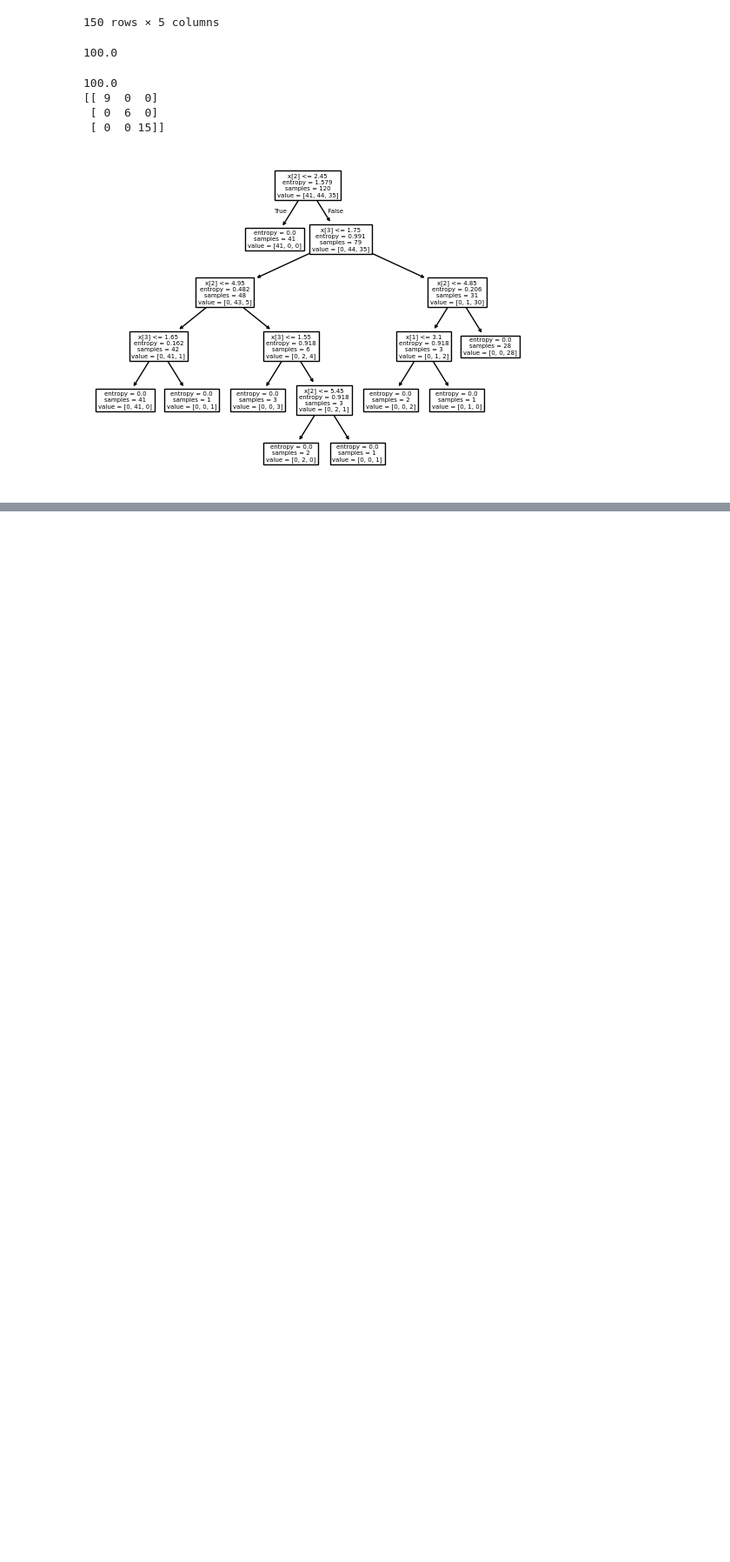
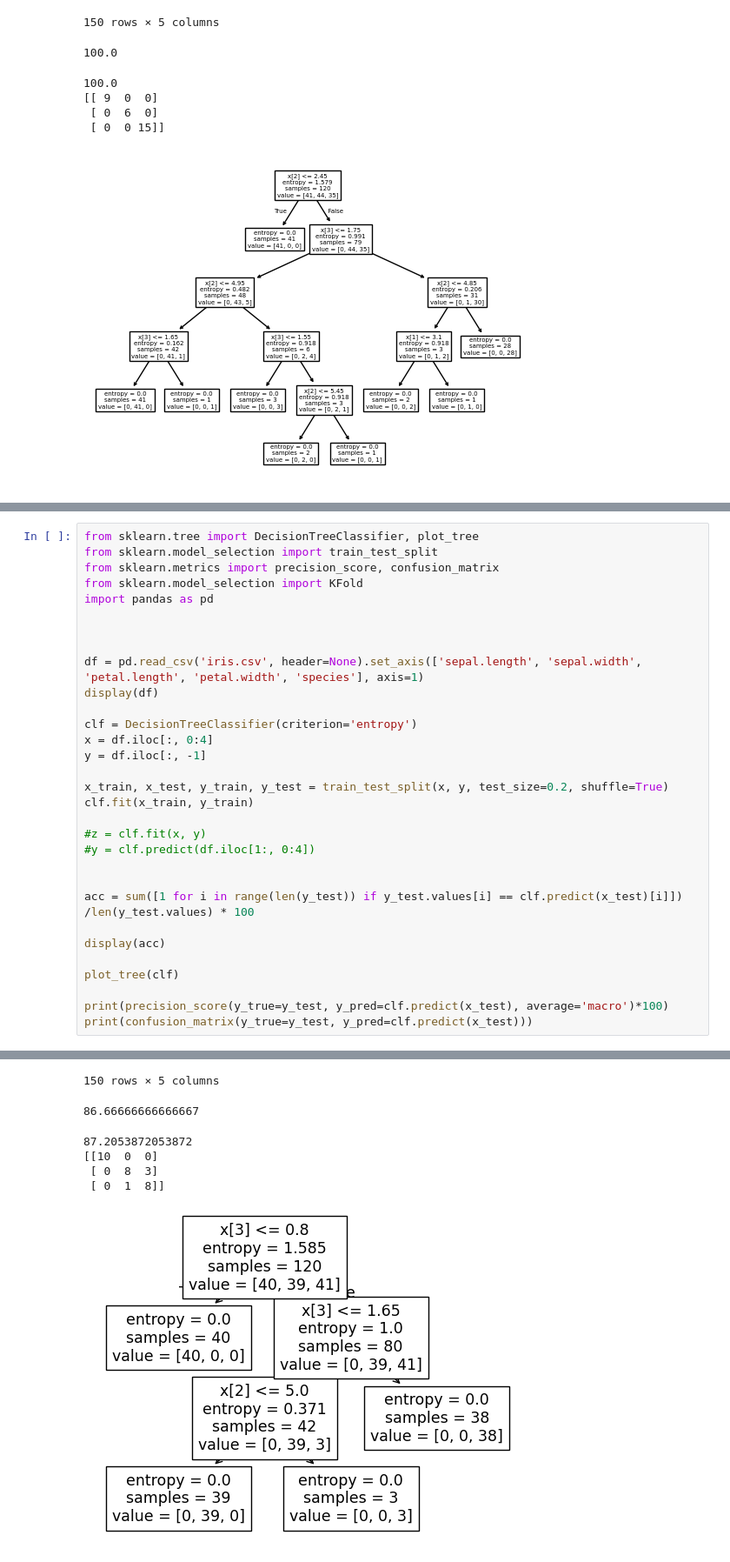
Before and after one commit to Nuzz23/01TWZSM_DataScienceLab, a Jupyter notebook: Lessons/L04_scikitLearn/l04.ipynb, the cells around one changed output, grey strips where cells are left out. Shown at 87% size. Cells and saved outputs as stored; diff of their text form; blank space fills up the shorter version.

```diff
--- a/Lessons/L04_scikitLearn/l04.ipynb
+++ b/Lessons/L04_scikitLearn/l04.ipynb
@@ -152 +152,33 @@ macro average = each class is weigthed the same and without changes (balanced pr
 weighted average = each class is weighted with a proportional schema (unbalanced problem)<br>
+# %%
+from sklearn.tree import DecisionTreeClassifier, plot_tree
+from sklearn.model_selection import train_test_split
+from sklearn.metrics import precision_score, confusion_matrix
+from sklearn.model_selection import KFold
+import pandas as pd
+
+
+
+df = pd.read_csv('iris.csv', header=None).set_axis(['sepal.length', 'sepal.width', 'petal.length', 'petal.width', 'species'], axis=1)
+display(df)
+
+clf = DecisionTreeClassifier(criterion='entropy')
+x = df.iloc[:, 0:4]
+y = df.iloc[:, -1]
+
+x_train, x_test, y_train, y_test = train_test_split(x, y, test_size=0.2, shuffle=True)
+clf.fit(x_train, y_train)
+
+#z = clf.fit(x, y)
+#y = clf.predict(df.iloc[1:, 0:4])
+
+
+acc = sum([1 for i in range(len(y_test)) if y_test.values[i] == clf.predict(x_test)[i]]) /len(y_test.values) * 100
+
+display(acc)
+
+plot_tree(clf)
+
+print(precision_score(y_true=y_test, y_pred=clf.predict(x_test), average='macro')*100)
+print(confusion_matrix(y_true=y_test, y_pred=clf.predict(x_test)))
+# %% [output]
@@ -152,0 +197,7 @@ weighted average = each class is weighted with a proportional schema (unbalanced
+150 rows × 5 columns
+86.66666666666667
+87.2053872053872
+[[10  0  0]
+ [ 0  8  3]
+ [ 0  1  8]]
+[figure, added]
```
Also changed, not shown: parts of 8 cells of this notebook, 1 other file.
